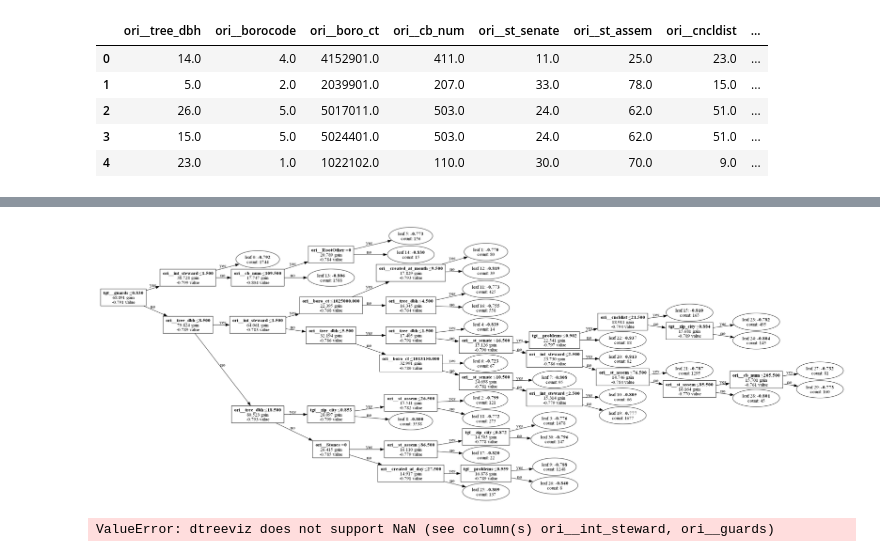
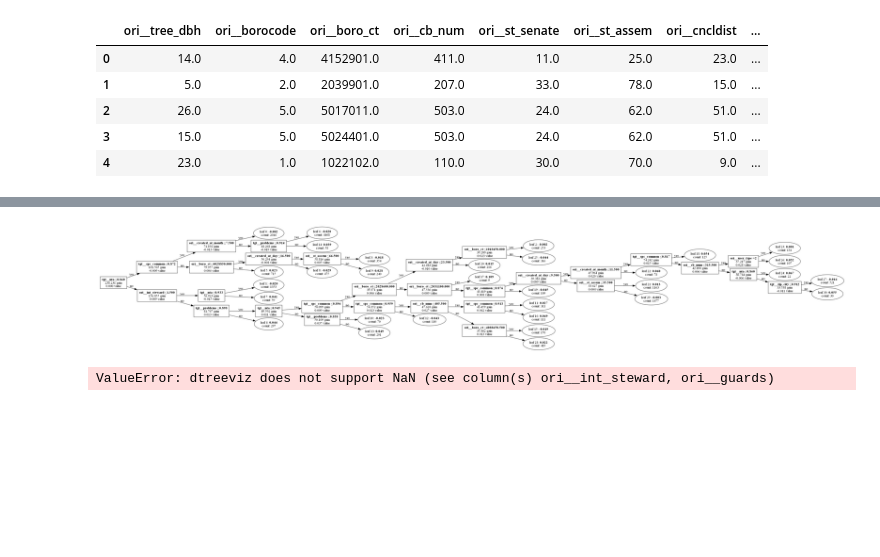
Before and after one commit to Keitovolcom/smbc_comp, a Jupyter notebook: workspace/work12_13/検証.ipynb, the cells around one changed output, grey strips where cells are left out. Drawn from its saved outputs; the diff is of its cells as text; code cells hidden in the pictures; blank space fills up the shorter version.

```diff
--- a/workspace/work12_13/検証.ipynb
+++ b/workspace/work12_13/検証.ipynb
@@ -54,8 +66,9 @@ class PreProcessTransformer(TransformerMixin, BaseEstimator):
         X['problems'] = X['problems'].astype('category')
         problem = ["Stones", "BranchLights", "BranchOther", "RootOther", "TrunkOther", "WiresRope", "MetalGrates", "TrunkLights"]
         for substring in problem:
-            X[substring] = X['problems'].apply(lambda row: 1 if substring in row else 0)
+            X[substring] = X['problems'].apply(lambda row: 1 if (pd.notnull(row) and substring in row) else 0)
         X['int_steward'] = X['steward'].replace({'1or2': 1, '3or4': 2, '4orMore': 3})
+        X['null_problems'] = X['problems'].apply(lambda x: 1 if pd.isnull(x) else 0)
         return X
 
 class OriginalTransformer(TransformerMixin, BaseEstimator):
@@ -120,7 +133,8 @@ numeric_cols = [
     'created_at_year',
     'created_at_month',
     'created_at_day',
-    'int_steward'
+    'int_steward',
+    'null_problems',
 ]
 categorical_cols = [
     'curb_loc',
@@ -148,9 +162,9 @@ ct = ColumnTransformer(
         ),
         (
             "tgt",
-            ce.TargetEncoder(cols=['curb_loc', 'steward', 'guards', 'sidewalk', 'user_type', 'problems',
+            ce.TargetEncoder(cols=[ 'steward', 'guards','user_type',
                                    'spc_common', 'nta', 'boroname', 'zip_city']),
-            ['curb_loc', 'steward', 'guards', 'sidewalk', 'user_type', 'problems',
+            [ 'steward', 'guards', 'user_type',
              'spc_common',  'nta',  'boroname', 'zip_city']
         ),
     ],
@@ -339,7 +371,8 @@ def visualize_importance(models, feat_train_df):
 # %%
 n_fold = 5
 lgbm_params = {
-    'n_estimators':1000,
+    'eta':0.1,
+    'n_estimators':100,
     'objective': 'multiclass',
     'num_class': 3,  # クラスの数を指定
     'metric': 'multi_logloss',
@@ -347,7 +380,7 @@ lgbm_params = {
     'learning_rate': 0.05,
     'feature_fraction': 0.9,
     'class_weight': {0: 3, 1: 1, 2: 12},
-    'importance_type' : 'gain'
+    #'importance_type' : 'gain'
     #'device_type' :'gpu'
     #1以外の数値を上げるとreal１がより当該ラベルに落ちるようになる
 
@@ -436,7 +450,7 @@ models[1].booster_.trees_to_dataframe().sample(5)
 # %%
-lgb.plot_tree(models[1],show_info=['leaf_count','split_gain','internal_value'], tree_index=1);
+lgb.plot_tree(models[1],show_info=['leaf_count','split_gain','internal_value'], tree_index=11);
 # %% [output]
-[figure, old version]
+[figure, new version]
 # %%
 import dtreeviz
 
```
Also changed, not shown: parts of 12 cells of this notebook, 4 other files.
